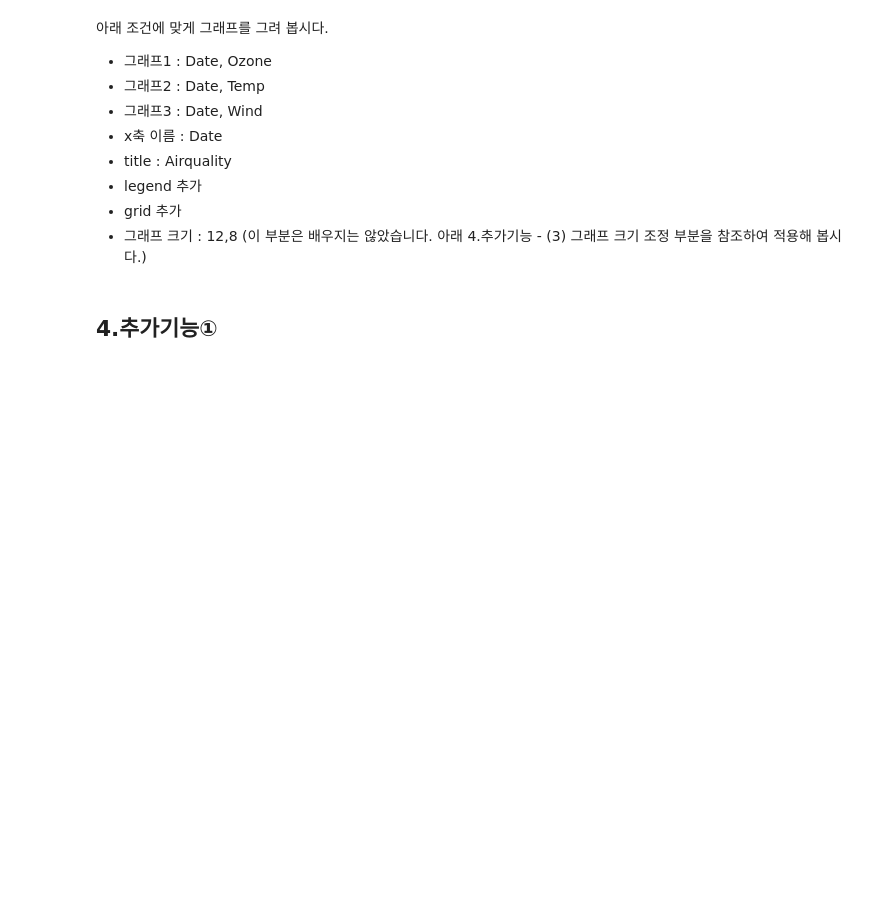
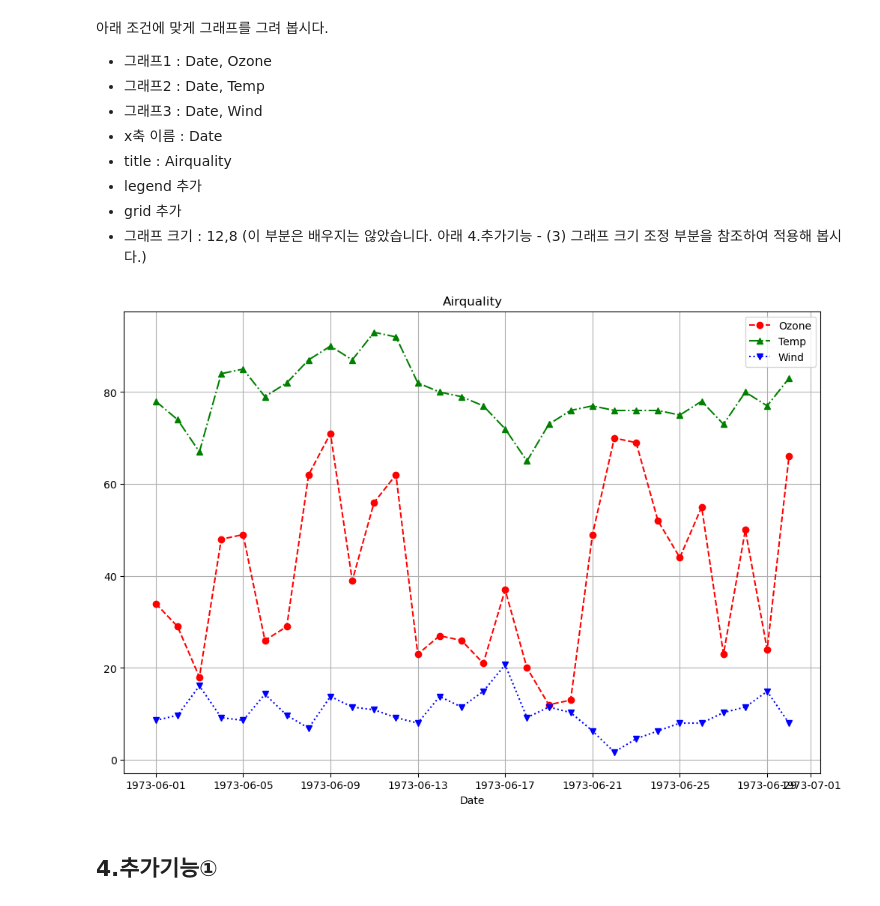
Before and after one commit to yongmin21/kt_aivle, a Jupyter notebook: 2024.09.10_데이터처리2/chapter 05. 시각화 라이브러리.ipynb, the cells around one changed output. Saved outputs shown, nothing was run; the diff lists cells and outputs as text; code cells hidden in the pictures; blank space fills up the shorter version.

```diff
--- a/2024.09.10_데이터처리2/chapter 05. 시각화 라이브러리.ipynb
+++ b/2024.09.10_데이터처리2/chapter 05. 시각화 라이브러리.ipynb
@@ -152,6 +179,21 @@ plt.show()
 * legend 추가
 * grid 추가
 * 그래프 크기 : 12,8  (이 부분은 배우지는 않았습니다. 아래 4.추가기능 - (3) 그래프 크기 조정 부분을 참조하여 적용해 봅시다.)
+# %%
+plt.figure(figsize=(12, 8))
+
+plt.plot('Date', 'Ozone', data = data, c = 'r', linestyle = '--', marker = 'o')
+plt.plot('Date', 'Temp', data = data, c = 'g', linestyle = '-.', marker = '^')
+plt.plot('Date', 'Wind', data = data, c = 'b', linestyle = 'dotted', marker = 'v')
+
+plt.xlabel('Date')
+plt.title('Airquality')
+plt.legend(loc = 'best')
+plt.grid()
+
+plt.show()
+# %% [output]
+[figure, added]
 # %% [markdown]
 ## **4.추가기능①**
 # %% [markdown]
```
Also changed, not shown: parts of 20 cells of this notebook, 4 other files.
